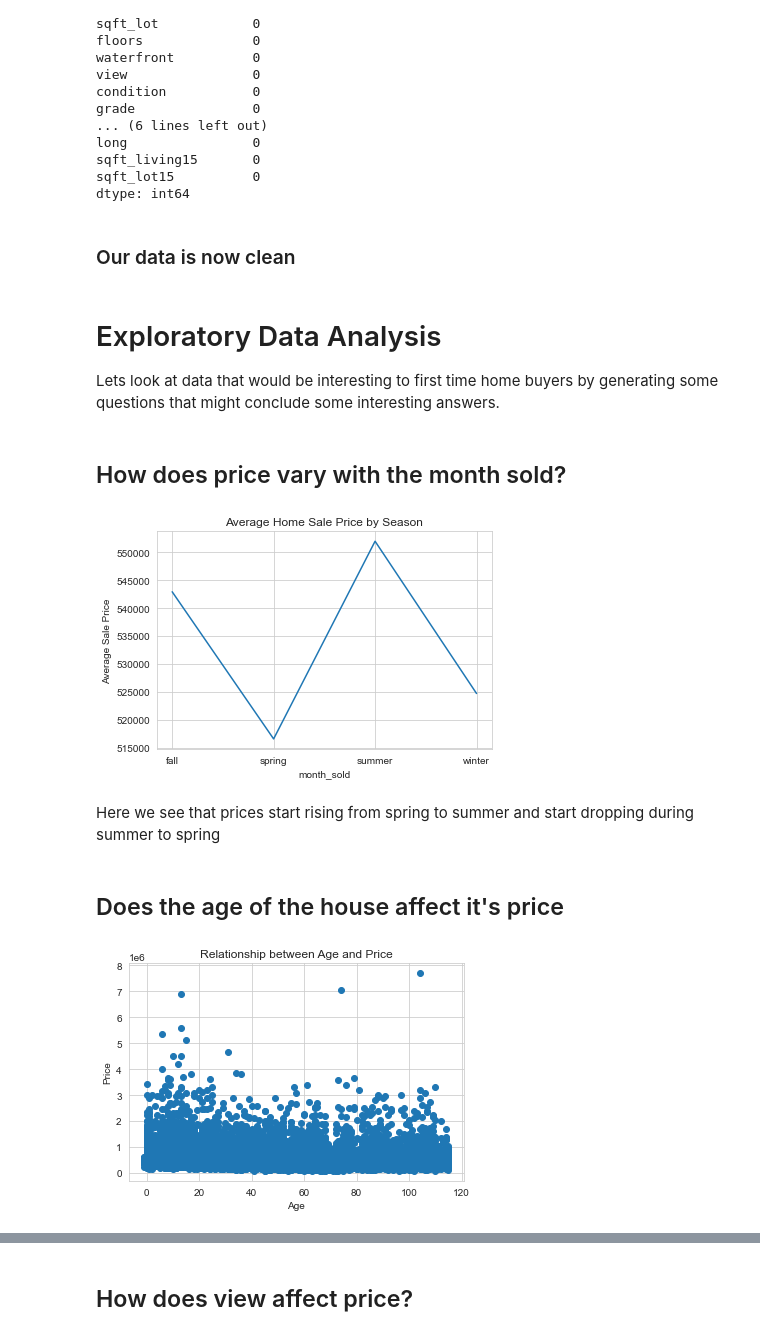
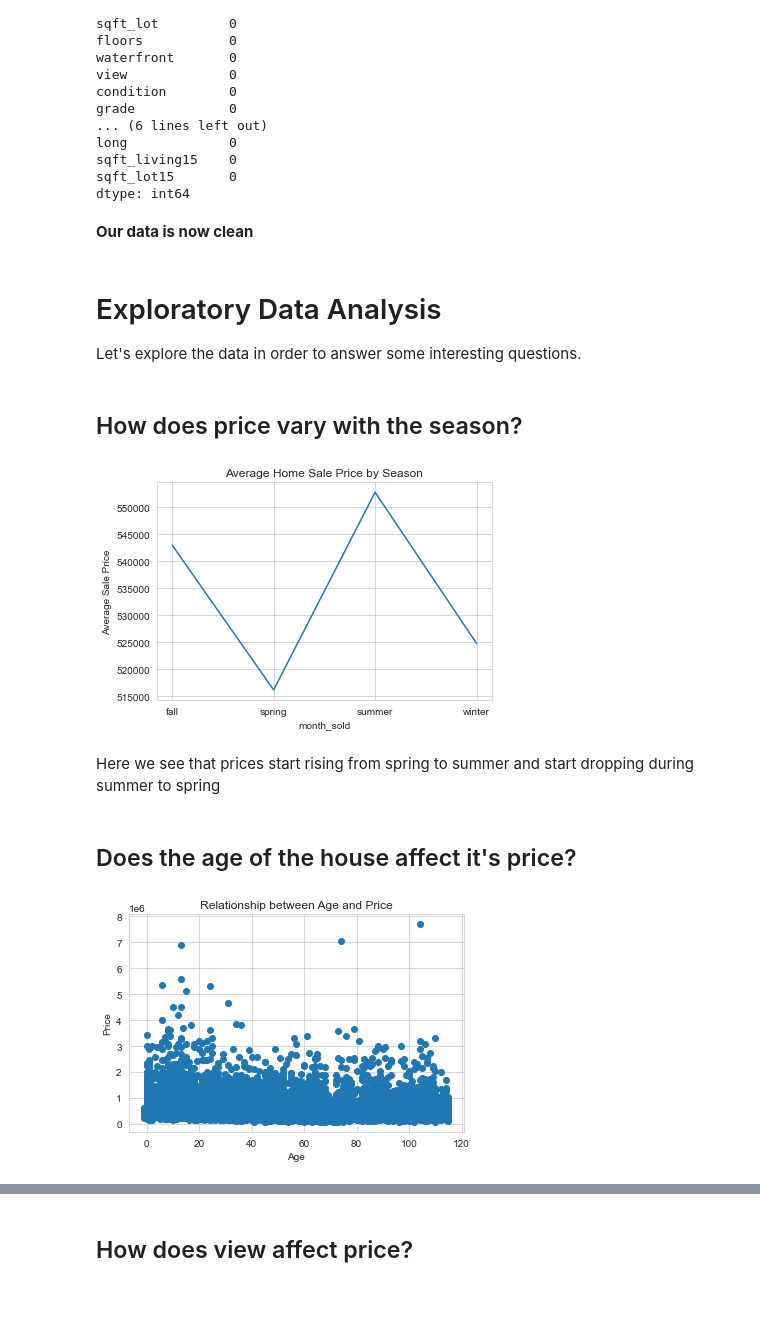
Before and after one commit to CliffShitote/Phase-2-Project-group-2.3, a Jupyter notebook: student.ipynb, the cells around one changed output, grey strips where cells are left out. Saved outputs shown, nothing was run; the diff lists cells and outputs as text; code cells hidden in the pictures; blank space fills up the shorter version.

```diff
--- a/student.ipynb
+++ b/student.ipynb
@@ -296 +305,3 @@ drop_col(df,"yr_renovated")
+# %%
+df['yr_renovated'].fillna(value= 0.0, inplace=True)
 # %% [markdown]
@@ -303,3 +318,5 @@ drop_miss_val(df,'view')
+# %%
+df['view'].fillna(value='NONE', inplace=True)
 # %% [markdown]
 **Replacing missing values in "waterfront" column**
 # %%
@@ -546,12 +499,12 @@ sqft_lot15          0
 dtype: int64
 # %% [markdown]
-### Our data is now clean
+**Our data is now clean**
-# %% [markdown]
-#  Exploratory Data Analysis
-
-Lets look at data that would be interesting to first time home buyers by generating some questions that might conclude some interesting answers.
+# %% [markdown]
+#  Exploratory Data Analysis
+
+Let's explore the data in order to answer some interesting questions.
 # %% [markdown]
-## How does price vary with the month sold?
+## How does price vary with the season?
 # %%
 #Extracting an individual month column
 df['month_sold'] = pd.DatetimeIndex(df['date_sold']).month
@@ -567,23 +520,20 @@ plt.title('Average Home Sale Price by Season')
 plt.ylabel('Average Sale Price')
 plt.xlabel('month_sold');
 # %% [output]
-[figure, old version]
+[figure, new version]
 # %% [markdown]
 Here we see that prices start rising from spring to summer and start dropping during summer to spring
 # %% [markdown]
-## Does the age of the house affect it's price
+## Does the age of the house affect it's price?
 # %%
 #Plotting a Scatter plot for age and price
 year_sold = pd.DatetimeIndex(df['date_sold']).year
 age =year_sold-df['yr_built']
 df['age'] = age
-def scatterplot(data,x,y,x_ax,y_ax,title):
-    plt.scatter(x, df[y])
-    plt.xlabel(x_ax)
-    plt.ylabel(y_ax)
-    plt.title(title);
-
-scatterplot(df,age,'price','Age','Price','Relationship between Age and Price')
+plt.scatter(age, df['price'])
+plt.xlabel('Age')
+plt.ylabel('Price')
+plt.title('Relationship between Age and Price');
 # %% [output]
-[figure, old version]
+[figure, new version]
 # %% [markdown]
```
Also changed, not shown: parts of 115 cells of this notebook, 1 other file.
